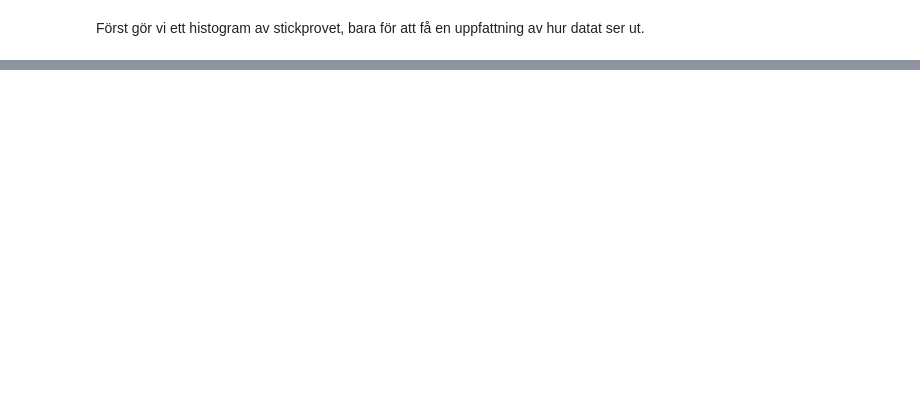
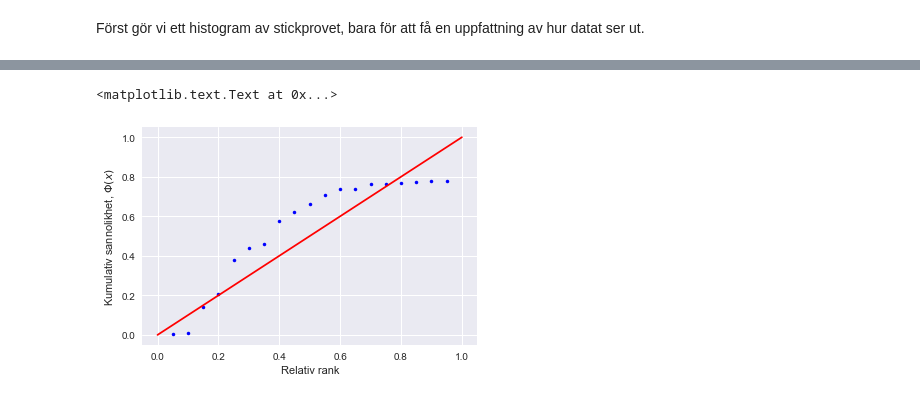
Before and after one commit to statisticalbiotechnology/kd1280, a Jupyter notebook: kap3/Exercise3.1.ipynb, the cells around one changed output, grey strips where cells are left out. Drawn from its saved outputs; the diff is of its cells as text; code cells hidden in the pictures; blank space fills up the shorter version.

```diff
--- a/kap3/Exercise3.1.ipynb
+++ b/kap3/Exercise3.1.ipynb
@@ -41,0 +69,10 @@ plt.ylabel("Kumulativ sannolikhet")
+# %%
+import matplotlib.pyplot as plt
+plt.clf()
+plt.plot(relativrank,kumulativ_sannolikhet,'b.')
+plt.plot([0.,1.],[0.,1.],'r-')
+plt.xlabel("Relativ rank")
+plt.ylabel("Kumulativ sannolikhet, $\Phi(x)$")
+# %% [output]
+<matplotlib.text.Text at 0x...>
+[figure, added]
```
Also changed, not shown: parts of 5 cells of this notebook, 7 other files.
